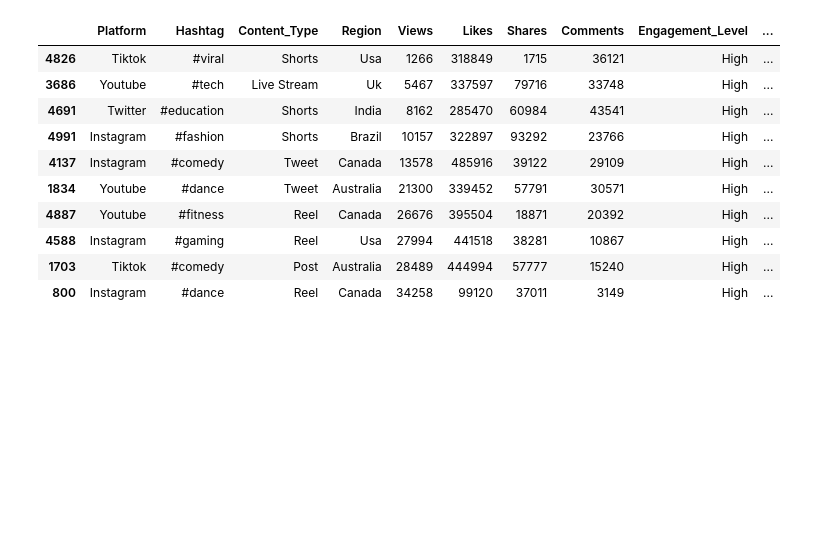
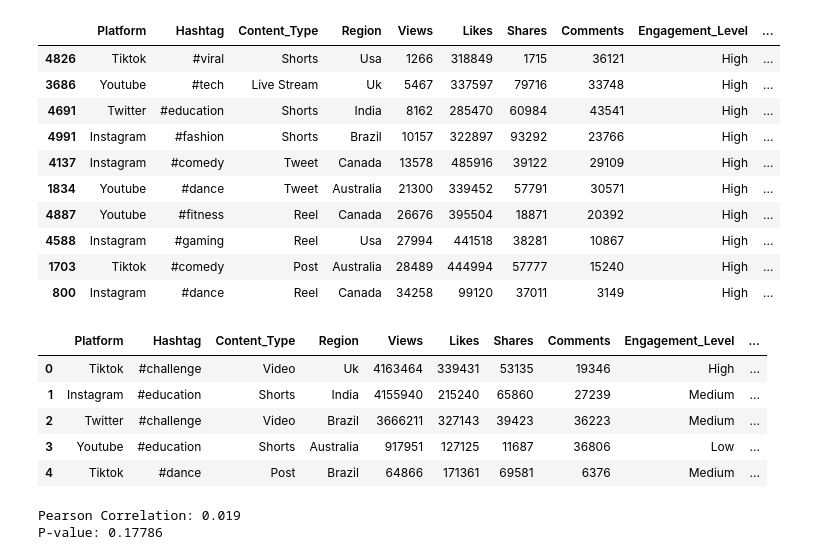
Before and after one commit to jari127/MSDS25026_Project, a Jupyter notebook: code_file.ipynb, the cells around one changed output. Saved outputs shown, nothing was run; the diff lists cells and outputs as text; code cells hidden in the pictures; blank space fills up the shorter version.

Commit message:
#06:Add engagement level function, correlation analysis, data filtering, and manual engagement mapping

```diff
--- a/code_file.ipynb
+++ b/code_file.ipynb
@@ -423,3 +423,41 @@ df_filt.head(10)
 | 4588 | Instagram | #gaming | Reel | Usa | 27994 | 441518 | 38281 | 10867 | High | ... |
 | 1703 | Tiktok | #comedy | Post | Australia | 28489 | 444994 | 57777 | 15240 | High | ... |
 | 800 | Instagram | #dance | Reel | Canada | 34258 | 99120 | 37011 | 3149 | High | ... |
+# %%
+# Function to assign an engagement level based on the calculated engagement rate
+def assign_engagement_level(row):
+
+    engagement_rate = (row['Likes'] + row['Comments'] + row['Shares']) / row['Views']
+
+    # Determine engagement level based on predefined thresholds
+    if engagement_rate >= 0.10:  # 10% or higher → High engagement
+        return "High"
+    elif engagement_rate >= 0.05:  # between 5% and 10% → Medium engagement
+        return "Medium"
+    else:  # below 5% → Low engagement
+        return "Low"
+
+# Apply the function to the dataset to create a new column with calculated engagement levels
+df['Engagement_Level_Calculated'] = df.apply(assign_engagement_level, axis=1)
+
+# Display the first few rows of the modified DataFrame
+df.head()
+# %% [output]
+|  | Platform | Hashtag | Content_Type | Region | Views | Likes | Shares | Comments | Engagement_Level | ... |
+| 0 | Tiktok | #challenge | Video | Uk | 4163464 | 339431 | 53135 | 19346 | High | ... |
+| 1 | Instagram | #education | Shorts | India | 4155940 | 215240 | 65860 | 27239 | Medium | ... |
+| 2 | Twitter | #challenge | Video | Brazil | 3666211 | 327143 | 39423 | 36223 | Medium | ... |
+| 3 | Youtube | #education | Shorts | Australia | 917951 | 127125 | 11687 | 36806 | Low | ... |
+| 4 | Tiktok | #dance | Post | Brazil | 64866 | 171361 | 69581 | 6376 | Medium | ... |
+# %%
+# Engagement Level Correlation Analysis
+le = LabelEncoder()
+lab1 = le.fit_transform(df["Engagement_Level"])
+lab2 = le.fit_transform(df["Engagement_Level_Calculated"])
+
+corr, p_value = pearsonr(lab1, lab2)
+print(f"Pearson Correlation: {corr:.3f}")
+print(f"P-value: {p_value:.5f}")
+# %% [output]
+Pearson Correlation: 0.019
+P-value: 0.17786
```
Also changed, not shown: parts of 4 cells of this notebook.
